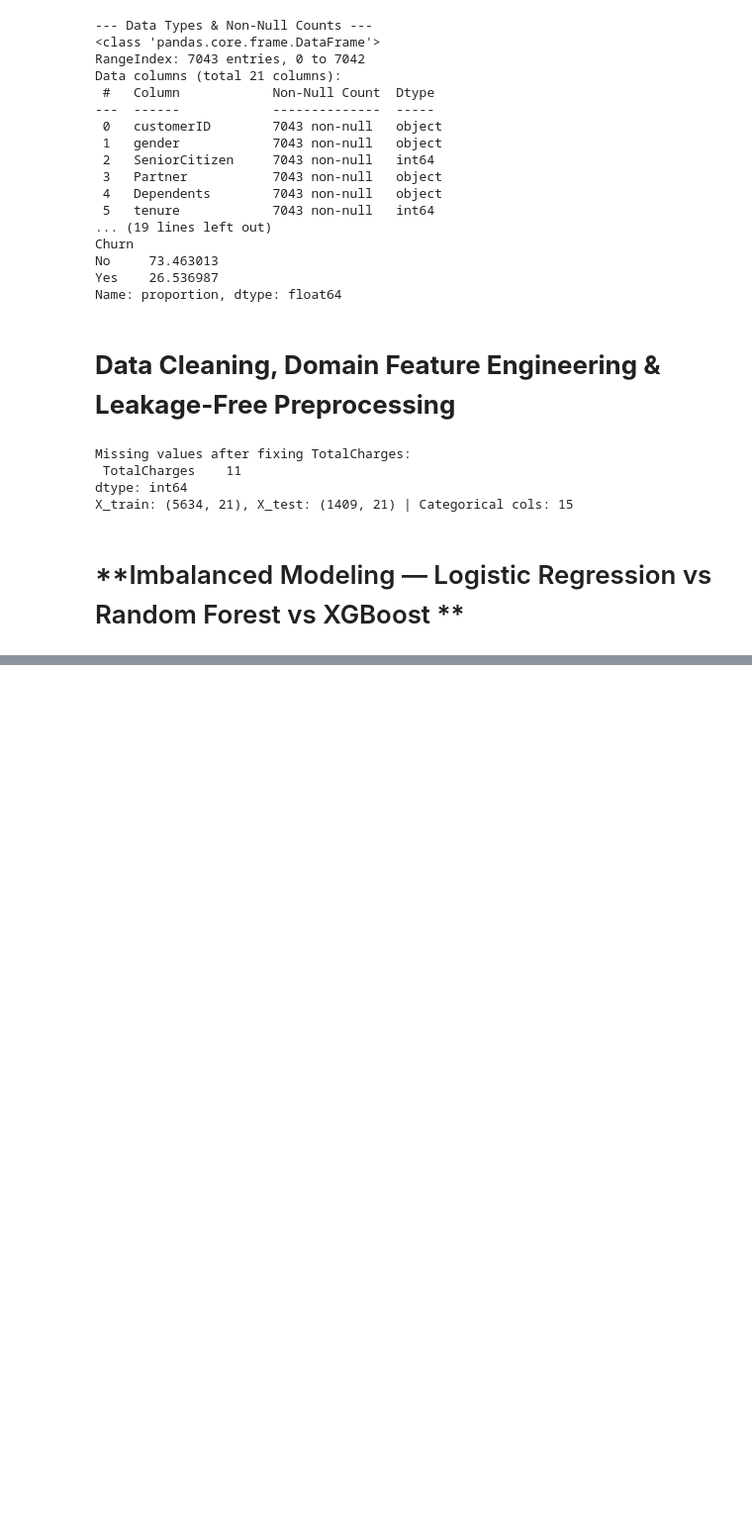
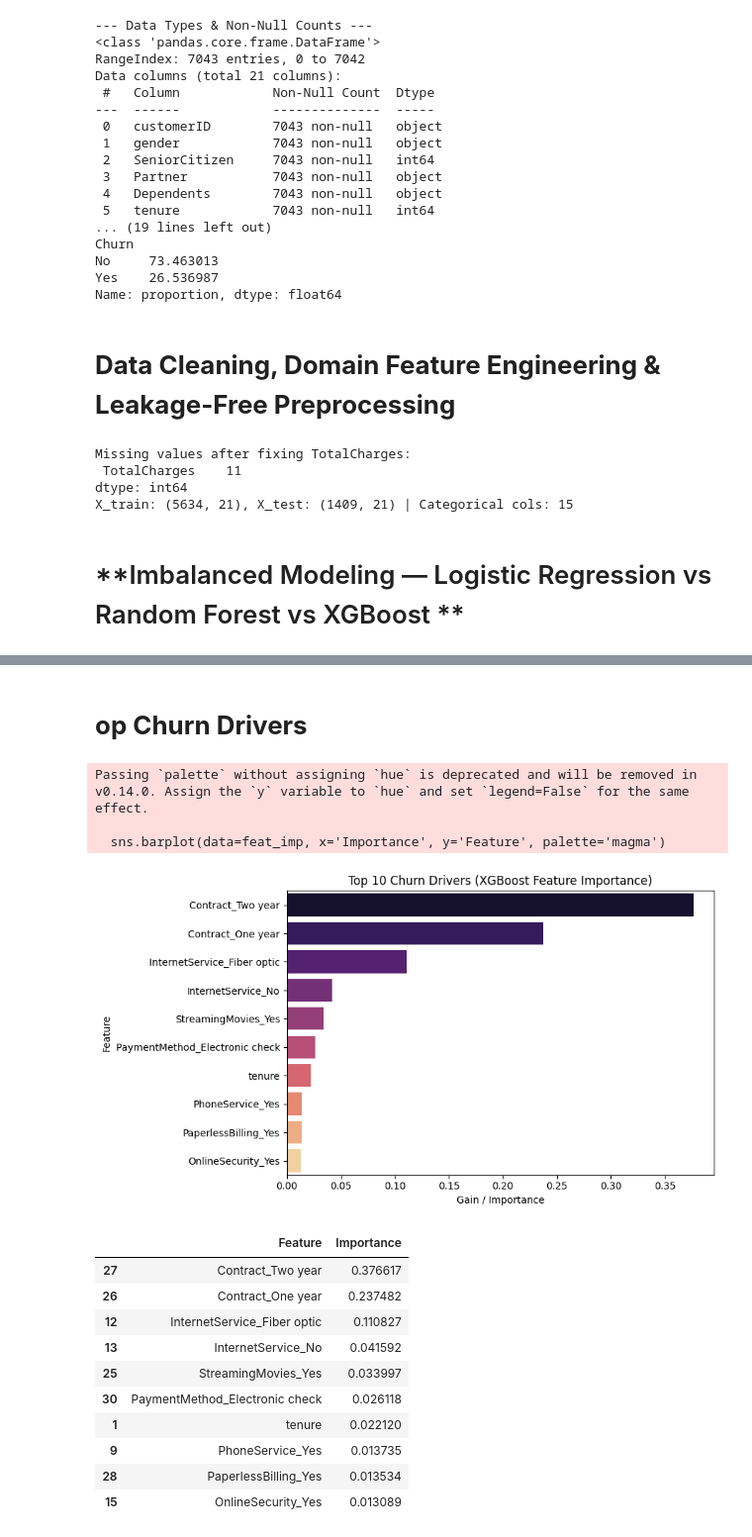
Before and after one commit to sanya-6976/loan-approval-ml-project, a Jupyter notebook: 03_telco_churn_xgboost.ipynb, the cells around one changed output, grey strips where cells are left out. Shown at 99% size. Saved outputs shown, nothing was run; the diff lists cells and outputs as text; code cells hidden in the pictures; blank space fills up the shorter version.

```diff
--- a/03_telco_churn_xgboost.ipynb
+++ b/03_telco_churn_xgboost.ipynb
@@ -96,0 +255,35 @@ X_train: (5634, 21), X_test: (1409, 21) | Categorical cols: 15
+# %% [markdown]
+# **op Churn Drivers**
+# %%
+feature_names = xgb_weighted.named_steps['prep'].get_feature_names_out()
+importances = xgb_weighted.named_steps['clf'].feature_importances_
+
+feat_imp = pd.DataFrame({
+    'Feature': [name.replace('num__', '').replace('cat__', '') for name in feature_names],
+    'Importance': importances
+}).sort_values(by='Importance', ascending=False).head(10)
+
+plt.figure(figsize=(9, 5))
+sns.barplot(data=feat_imp, x='Importance', y='Feature', palette='magma')
+plt.title('Top 10 Churn Drivers (XGBoost Feature Importance)')
+plt.xlabel('Gain / Importance')
+plt.tight_layout()
+plt.show()
+
+display(feat_imp)
+# %% [output]
+Passing `palette` without assigning `hue` is deprecated and will be removed in v0.14.0. Assign the `y` variable to `hue` and set `legend=False` for the same effect.
+
+  sns.barplot(data=feat_imp, x='Importance', y='Feature', palette='magma')
+[figure, added]
+|  | Feature | Importance |
+| 27 | Contract_Two year | 0.376617 |
+| 26 | Contract_One year | 0.237482 |
+| 12 | InternetService_Fiber optic | 0.110827 |
+| 13 | InternetService_No | 0.041592 |
+| 25 | StreamingMovies_Yes | 0.033997 |
+| 30 | PaymentMethod_Electronic check | 0.026118 |
+| 1 | tenure | 0.022120 |
+| 9 | PhoneService_Yes | 0.013735 |
+| 28 | PaperlessBilling_Yes | 0.013534 |
+| 15 | OnlineSecurity_Yes | 0.013089 |
```
Also changed, not shown: parts of 7 cells of this notebook.
